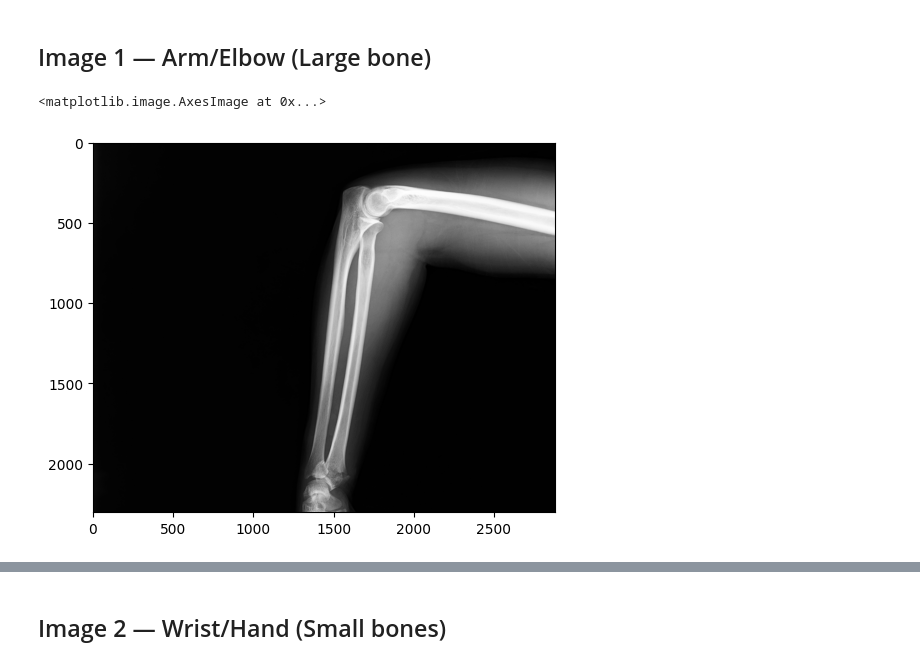
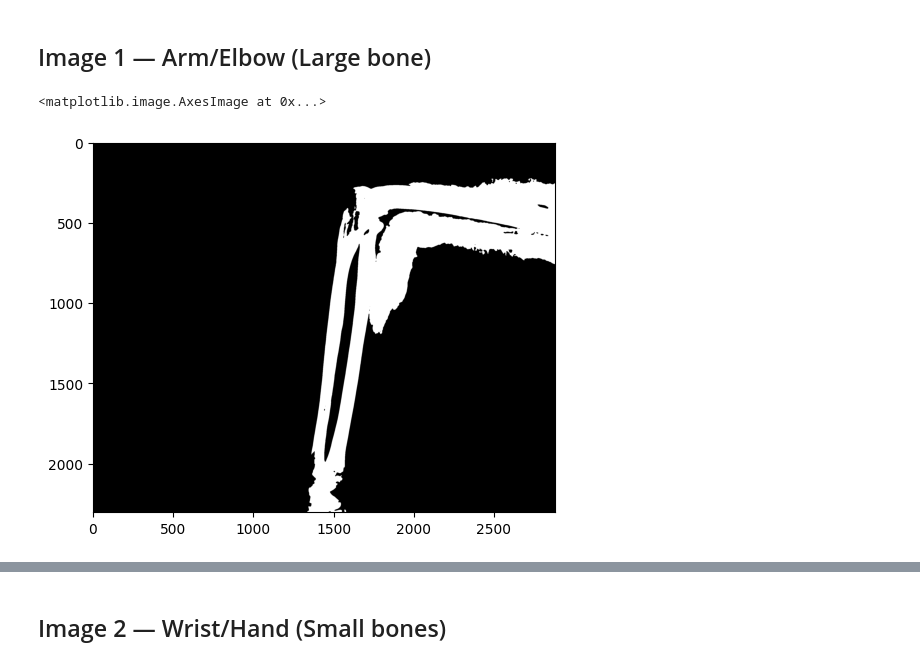
Before and after one commit to Chosencodes/Medical-Imaging-Projects, a Jupyter notebook: Bone Fracture X-Ray Edge Detection/Bone fracture analysis.ipynb, the cells around one changed output, grey strips where cells are left out. Saved outputs shown, nothing was run; the diff lists cells and outputs as text; code cells hidden in the pictures.

```diff
--- a/Bone Fracture X-Ray Edge Detection/Bone fracture analysis.ipynb
+++ b/Bone Fracture X-Ray Edge Detection/Bone fracture analysis.ipynb
@@ -48,11 +48,22 @@ img_5 = cv2.imread('Data/IMG0002340.jpg')
 # %%
 img_1 = cv2.imread('Data/IMG0000025.jpg')
 
 ## Convert to GrayScale
 gray = cv2.imread('Data/IMG0000025.jpg',0)
 
-plt.imshow(gray,cmap='gray')
+## CLAHE for contrast
+clahe = cv2.createCLAHE(clipLimit=2.0, tileGridSize=(20,20))
+enhanced = clahe.apply(gray)
+
+## Blur Image
+
+blurred = cv2.GaussianBlur(enhanced,(21,21),0)
+
+## Apply Thresholding
+
+ret,thresh = cv2.threshold(blurred,110,255,cv2.THRESH_BINARY)
+plt.imshow(thresh,cmap='gray')
 # %% [output]
 <matplotlib.image.AxesImage at 0x...>
-[figure, old version]
+[figure, new version]
 # %%
```
Also changed, not shown: parts of 5 cells of this notebook, 5 other files.
